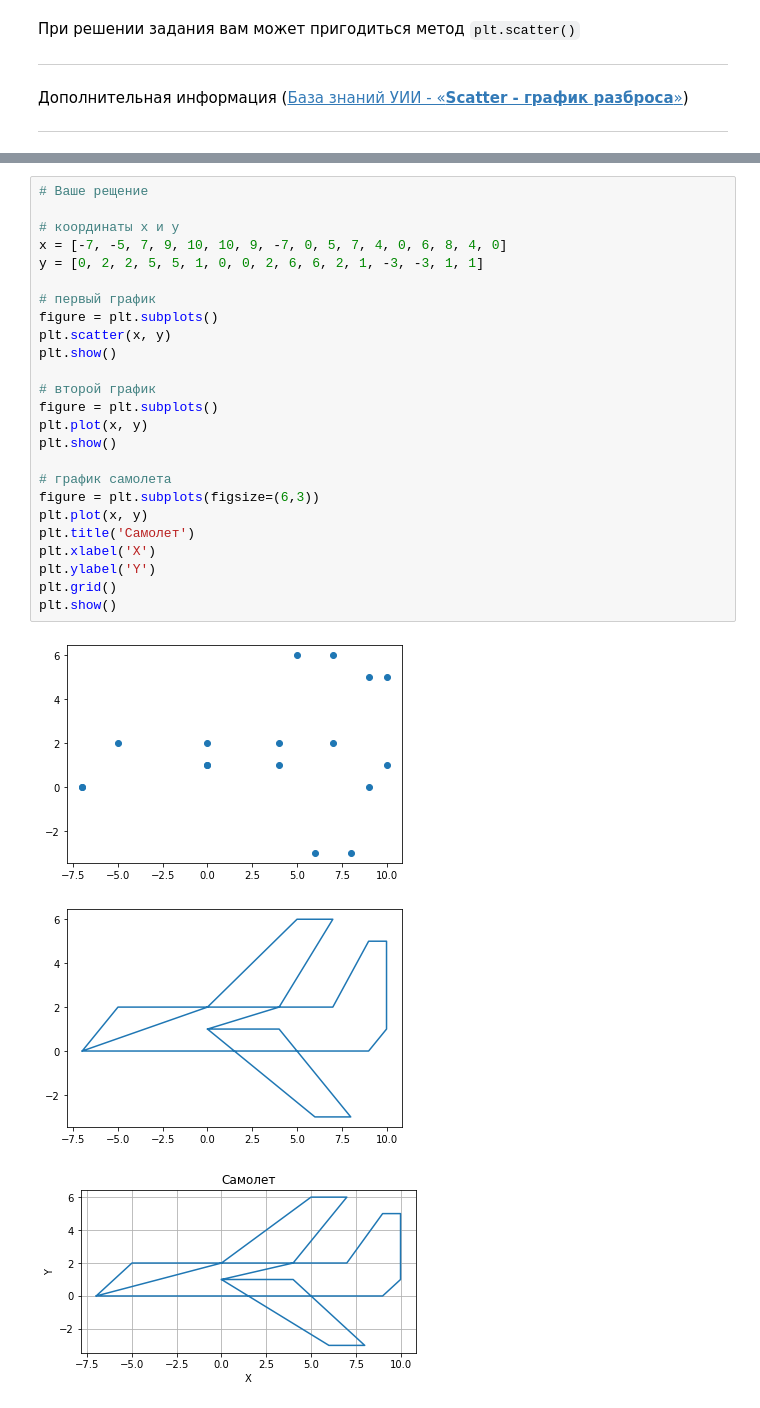
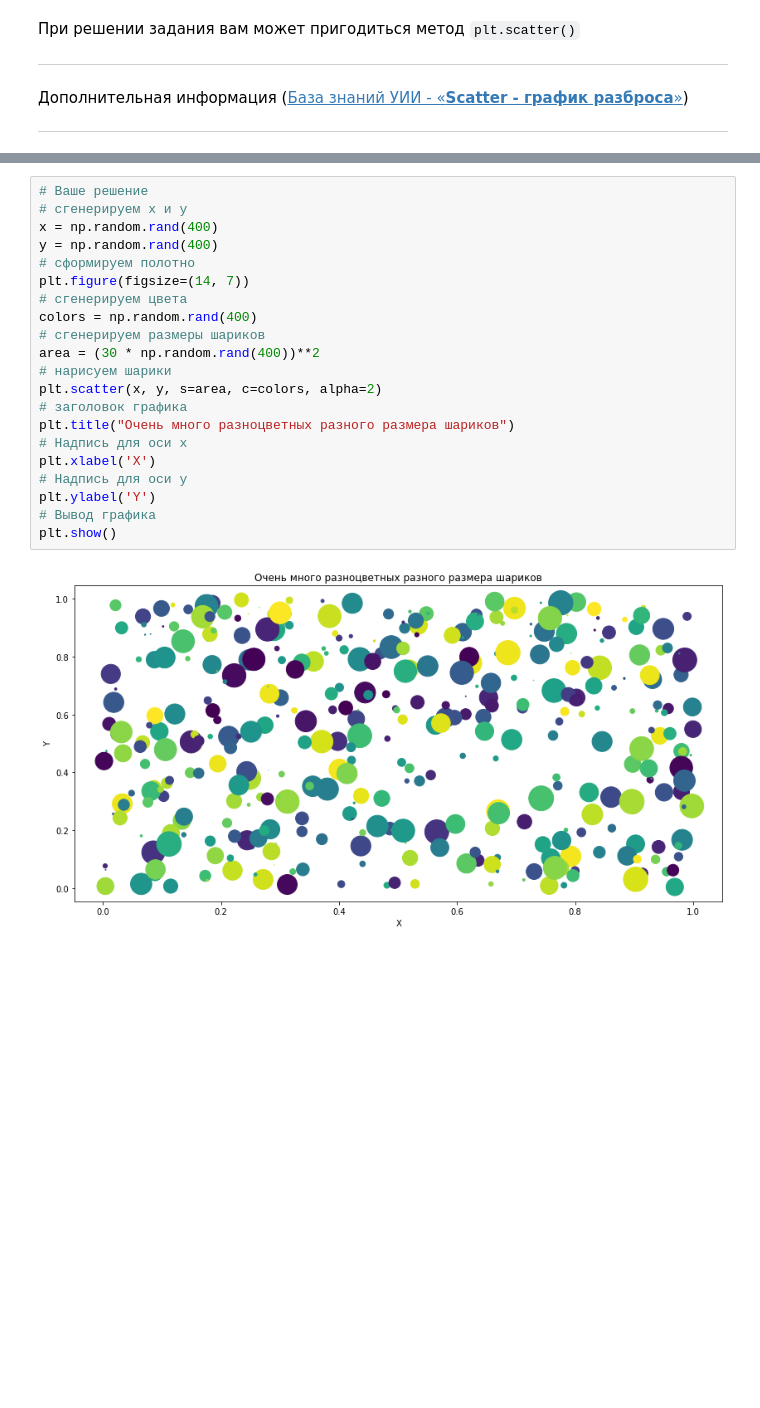
Before and after one commit to Alexandr-M-85/Neural-University, a Jupyter notebook: Библиотеки_Numpy_и_Matplotlib.ipynb, the cells around one changed output, grey strips where cells are left out. Drawn from its saved outputs; the diff is of its cells as text; blank space fills up the shorter version.

```diff
--- a/Библиотеки_Numpy_и_Matplotlib.ipynb
+++ b/Библиотеки_Numpy_и_Matplotlib.ipynb
@@ -173,29 +201,23 @@ plt.show()
-# %%
-# Ваше рещение
-
-# координаты х и у
-x = [-7, -5, 7, 9, 10, 10, 9, -7, 0, 5, 7, 4, 0, 6, 8, 4, 0]
-y = [0, 2, 2, 5, 5, 1, 0, 0, 2, 6, 6, 2, 1, -3, -3, 1, 1]
-
-# первый график
-figure = plt.subplots()
-plt.scatter(x, y)
-plt.show()
-
-# второй график
-figure = plt.subplots()
-plt.plot(x, y)
-plt.show()
-
-# график самолета
-figure = plt.subplots(figsize=(6,3))
-plt.plot(x, y)
-plt.title('Самолет')
-plt.xlabel('X')
-plt.ylabel('Y')
-plt.grid()
-plt.show()
-# %% [output]
-[figure, removed]
-[figure, removed]
-[figure, removed]
+# %%
+# Ваше решение
+# сгенерируем x и y
+x = np.random.rand(400)
+y = np.random.rand(400)
+# сформируем полотно
+plt.figure(figsize=(14, 7))
+# сгенерируем цвета
+colors = np.random.rand(400)
+# сгенерируем размеры шариков
+area = (30 * np.random.rand(400))**2
+# нарисуем шарики
+plt.scatter(x, y, s=area, c=colors, alpha=2)
+# заголовок графика
+plt.title("Очень много разноцветных разного размера шариков")
+# Надпись для оси x
+plt.xlabel('X')
+# Надпись для оси y
+plt.ylabel('Y')
+# Вывод графика
+plt.show()
+# %% [output]
+[figure, added]
```
Also changed, not shown: parts of 24 cells of this notebook.
